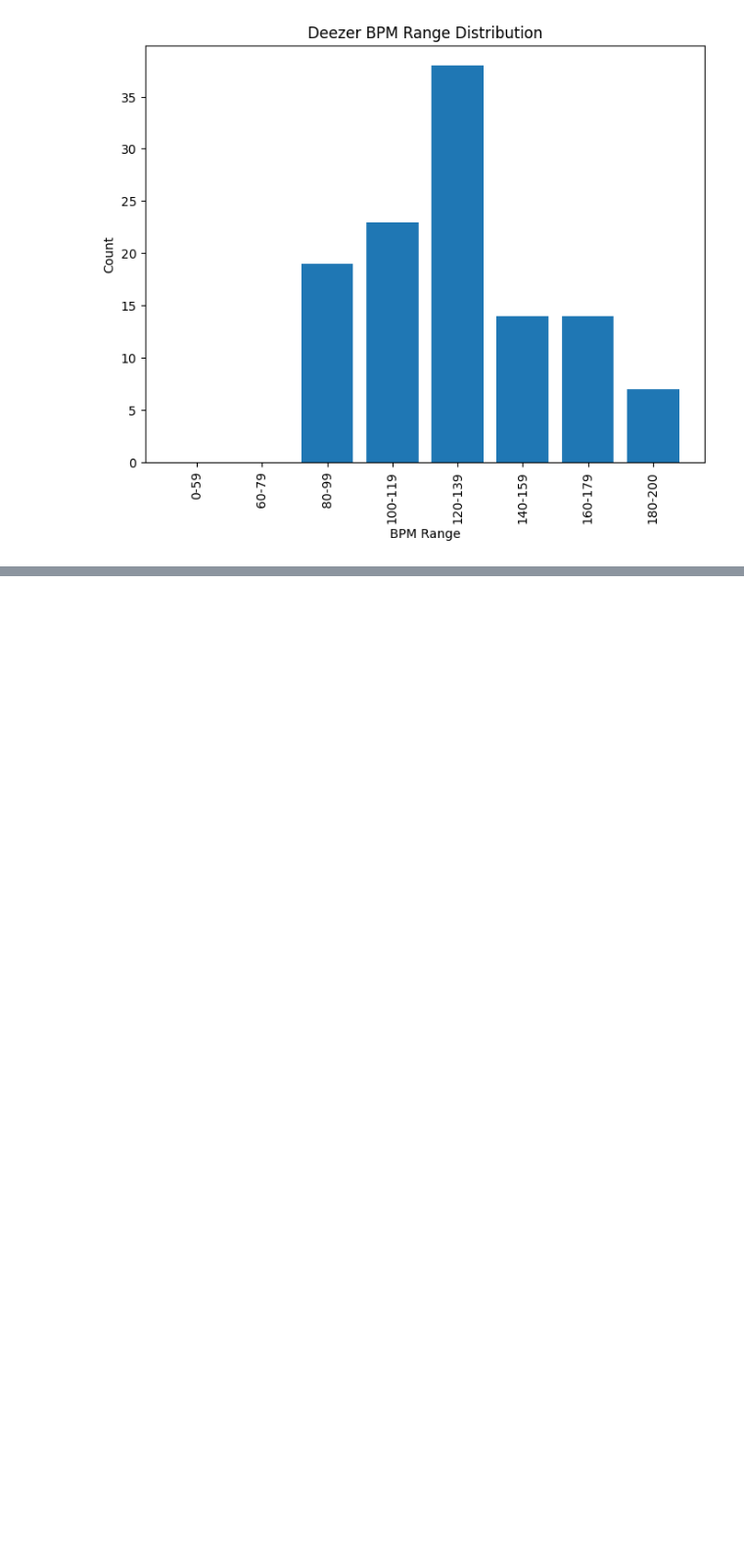
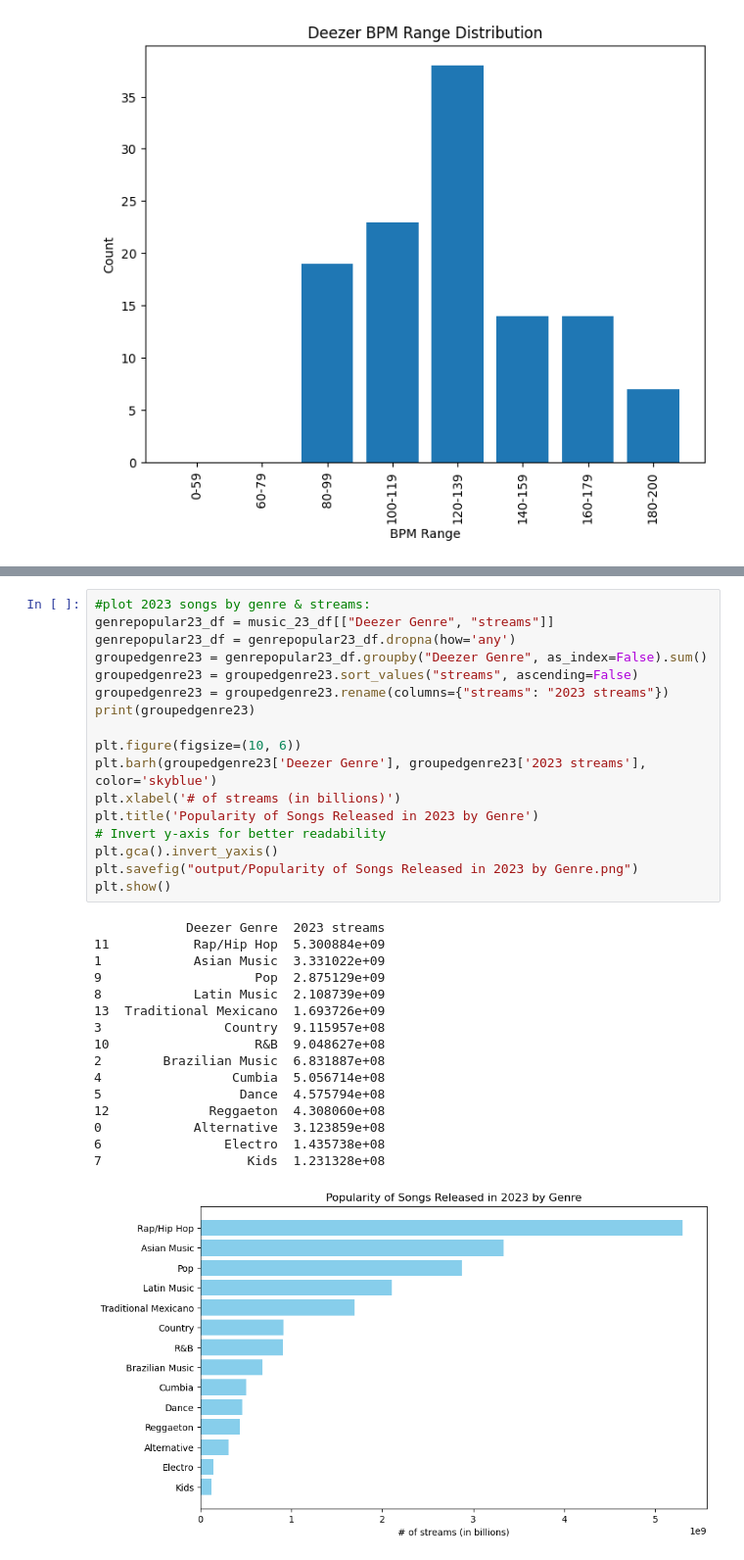
Before and after one commit to alaa-aleryani/Project_1, a Jupyter notebook: music.ipynb, the cells around one changed output, grey strips where cells are left out. Shown at 98% size. Saved outputs shown, nothing was run; the diff lists cells and outputs as text; blank space fills up the shorter version.

```diff
--- a/music.ipynb
+++ b/music.ipynb
@@ -478,0 +585,34 @@ plt.show()
+# %%
+#plot 2023 songs by genre & streams:
+genrepopular23_df = music_23_df[["Deezer Genre", "streams"]]
+genrepopular23_df = genrepopular23_df.dropna(how='any')
+groupedgenre23 = genrepopular23_df.groupby("Deezer Genre", as_index=False).sum()
+groupedgenre23 = groupedgenre23.sort_values("streams", ascending=False)
+groupedgenre23 = groupedgenre23.rename(columns={"streams": "2023 streams"})
+print(groupedgenre23)
+
+plt.figure(figsize=(10, 6))
+plt.barh(groupedgenre23['Deezer Genre'], groupedgenre23['2023 streams'], color='skyblue')
+plt.xlabel('# of streams (in billions)')
+plt.title('Popularity of Songs Released in 2023 by Genre')
+# Invert y-axis for better readability
+plt.gca().invert_yaxis()
+plt.savefig("output/Popularity of Songs Released in 2023 by Genre.png")
+plt.show()
+# %% [output]
+            Deezer Genre  2023 streams
+11           Rap/Hip Hop  5.300884e+09
+1            Asian Music  3.331022e+09
+9                    Pop  2.875129e+09
+8            Latin Music  2.108739e+09
+13  Traditional Mexicano  1.693726e+09
+3                Country  9.115957e+08
+10                   R&B  9.048627e+08
+2        Brazilian Music  6.831887e+08
+4                 Cumbia  5.056714e+08
+5                  Dance  4.575794e+08
+12             Reggaeton  4.308060e+08
+0            Alternative  3.123859e+08
+6                Electro  1.435738e+08
+7                   Kids  1.231328e+08
+[figure, added]
```
Also changed, not shown: parts of 22 cells of this notebook.
